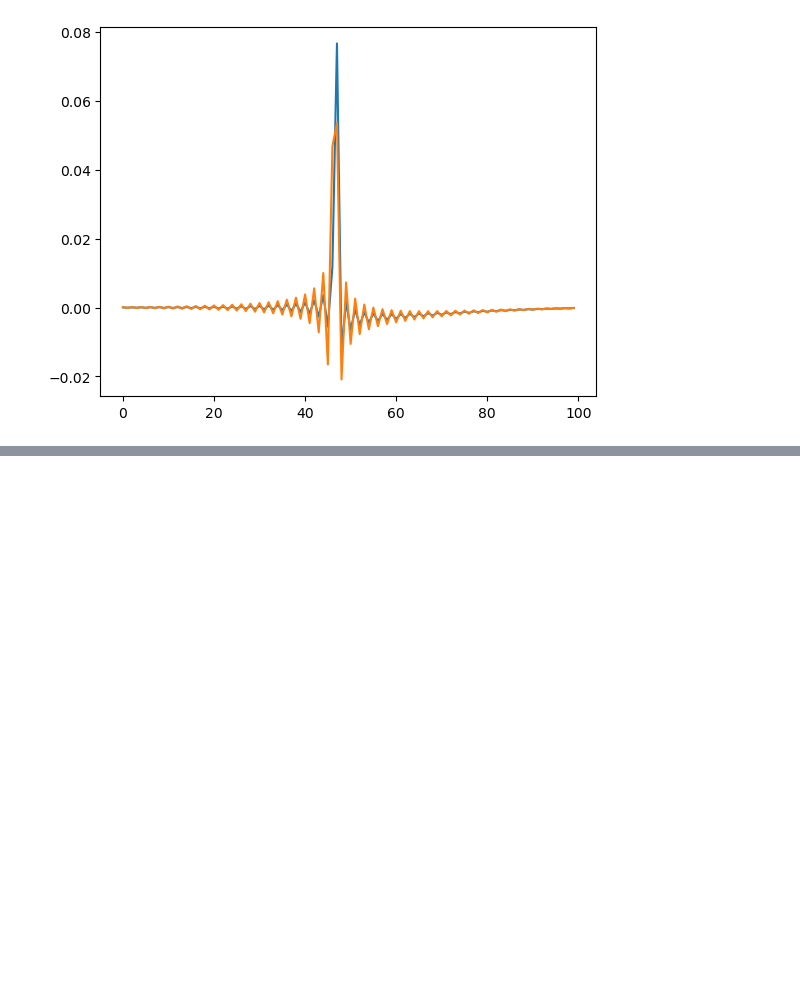
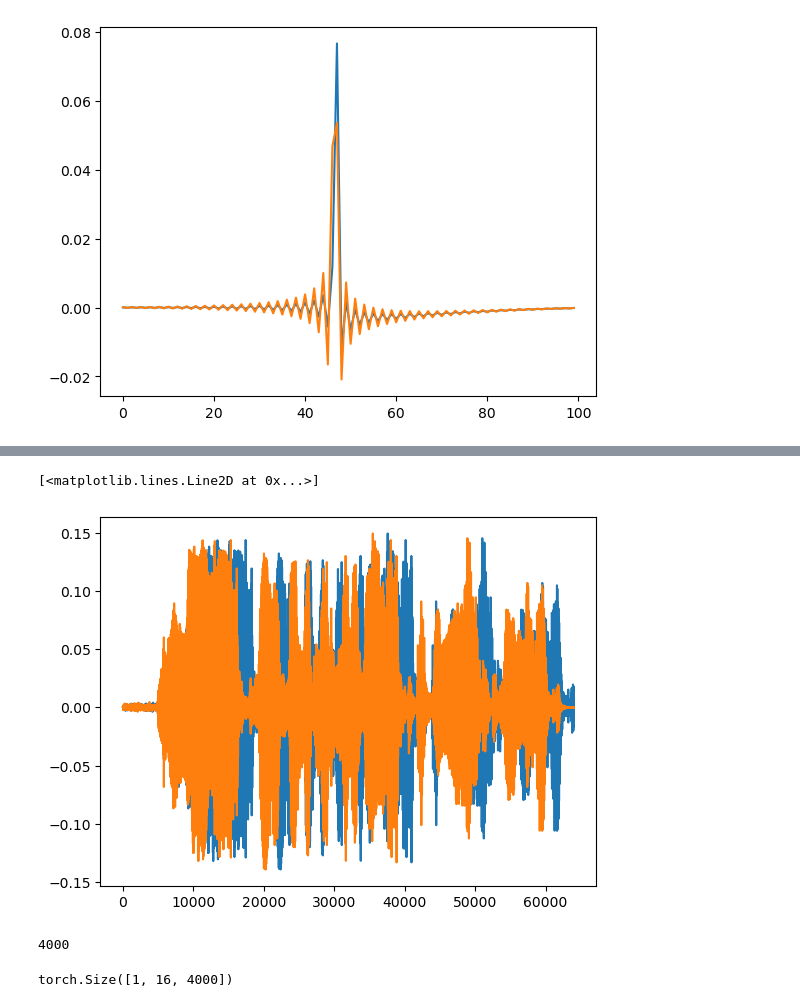
Before and after one commit to ssnani/Code, a Jupyter notebook: dbg.ipynb, the cells around one changed output, grey strips where cells are left out. Saved outputs shown, nothing was run; the diff lists cells and outputs as text; code cells hidden in the pictures; blank space fills up the shorter version.

```diff
--- a/dbg.ipynb
+++ b/dbg.ipynb
@@ -115,0 +188,6 @@ plt.plot(x[86,:,1])
+# %%
+plt.plot(augmented[0])
+plt.plot(augmented_2)
+# %% [output]
+[<matplotlib.lines.Line2D at 0x...>]
+[figure, added]
@@ -115,0 +198,4 @@ plt.plot(x[86,:,1])
+# %%
+blk_len
+# %% [output]
+4000
@@ -115,0 +204,4 @@ plt.plot(x[86,:,1])
+# %%
+seg_sig.shape
+# %% [output]
+torch.Size([1, 16, 4000])
```
Also changed, not shown: parts of 40 cells of this notebook, 3 other files.
